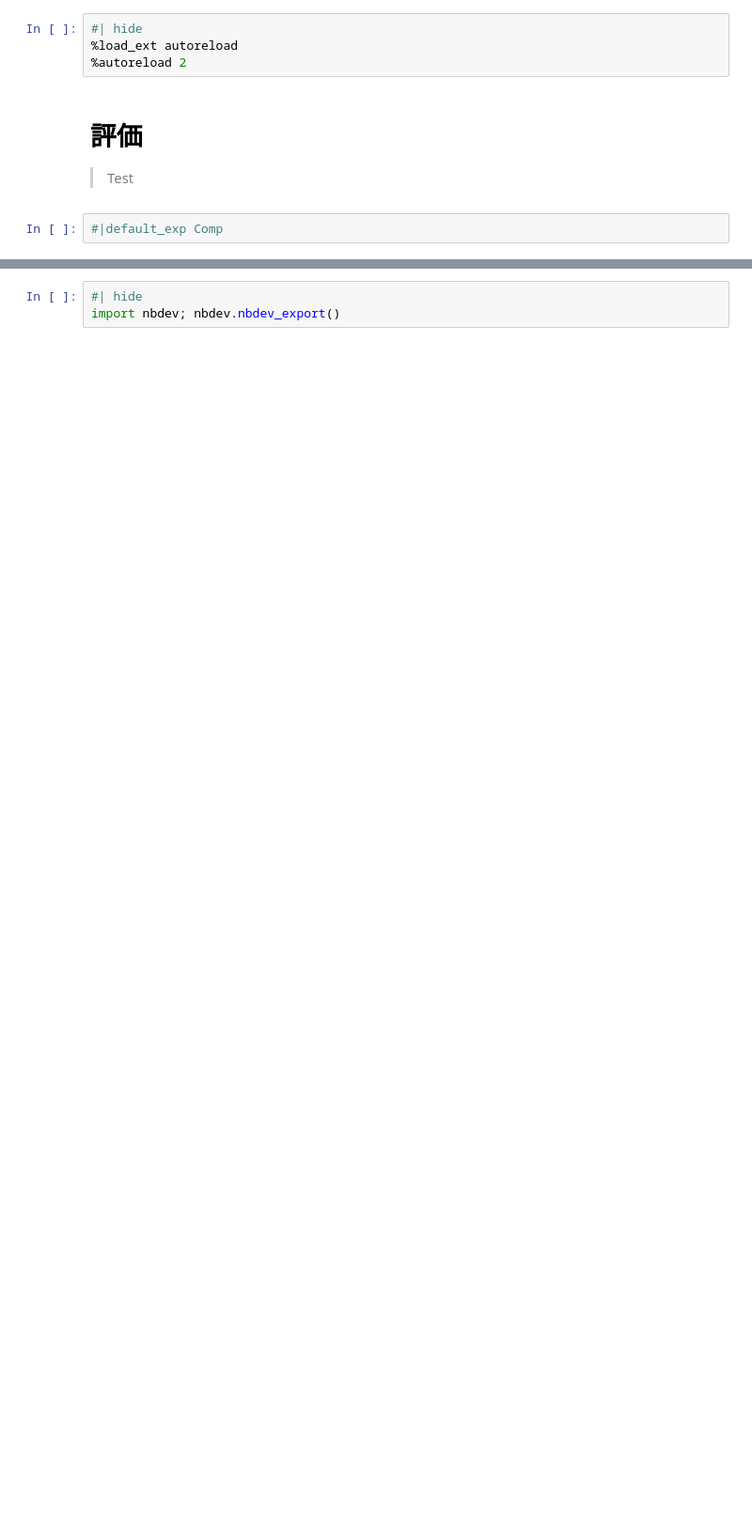
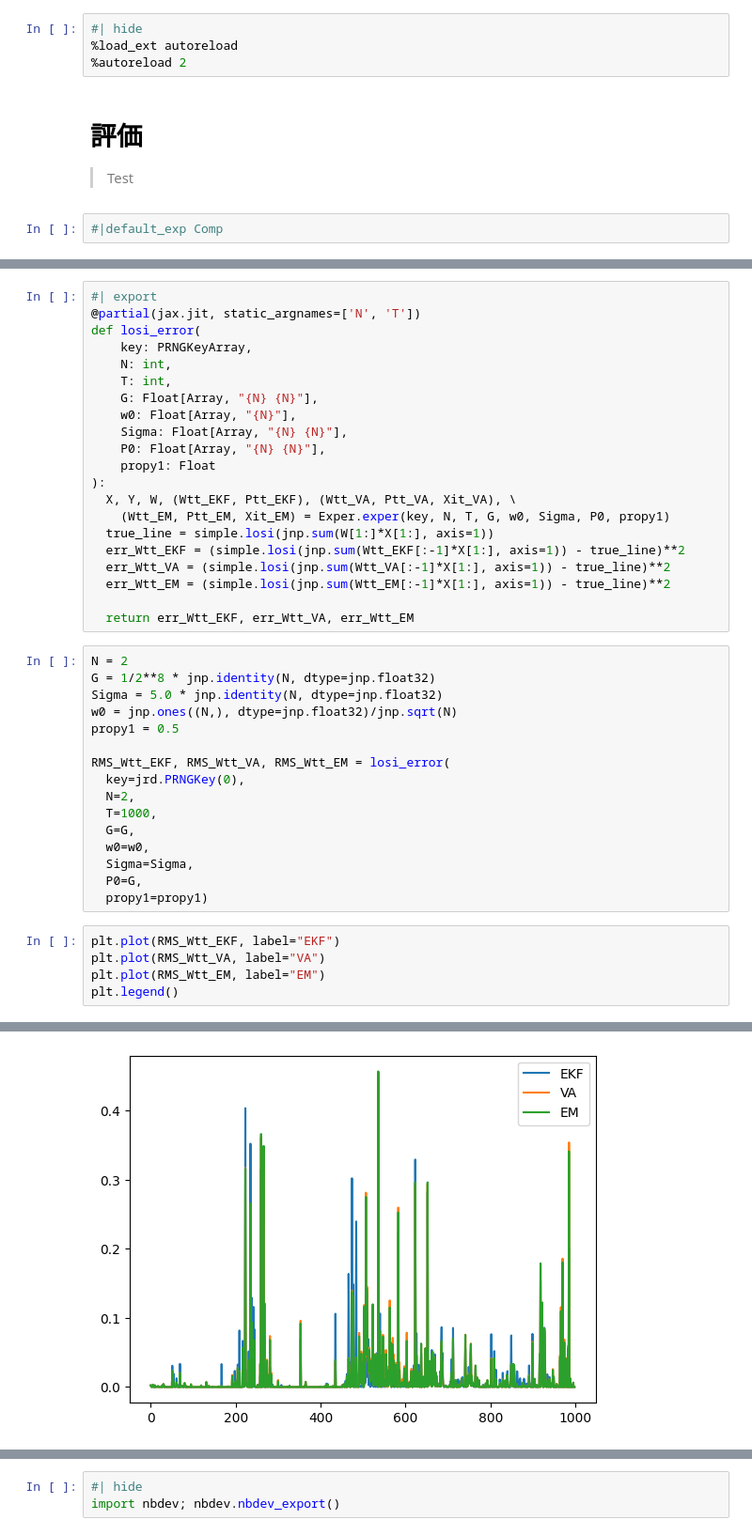
Before and after one commit to SuzuSys/KalmanPaper, a Jupyter notebook: nbs/Exp/01_Comp.ipynb, the cells around one changed output, grey strips where cells are left out. Shown: that part at 94% size. Drawn from its saved outputs; the diff is of its cells as text; blank space fills up the shorter version.

```diff
--- a/nbs/Exp/01_Comp.ipynb
+++ b/nbs/Exp/01_Comp.ipynb
@@ -64,0 +67,43 @@ plt.legend()
+# %%
+#| export
+@partial(jax.jit, static_argnames=['N', 'T'])
+def losi_error(
+    key: PRNGKeyArray,
+    N: int,
+    T: int,
+    G: Float[Array, "{N} {N}"],
+    w0: Float[Array, "{N}"],
+    Sigma: Float[Array, "{N} {N}"],
+    P0: Float[Array, "{N} {N}"],
+    propy1: Float
+):
+  X, Y, W, (Wtt_EKF, Ptt_EKF), (Wtt_VA, Ptt_VA, Xit_VA), \
+    (Wtt_EM, Ptt_EM, Xit_EM) = Exper.exper(key, N, T, G, w0, Sigma, P0, propy1)
+  true_line = simple.losi(jnp.sum(W[1:]*X[1:], axis=1))
+  err_Wtt_EKF = (simple.losi(jnp.sum(Wtt_EKF[:-1]*X[1:], axis=1)) - true_line)**2
+  err_Wtt_VA = (simple.losi(jnp.sum(Wtt_VA[:-1]*X[1:], axis=1)) - true_line)**2
+  err_Wtt_EM = (simple.losi(jnp.sum(Wtt_EM[:-1]*X[1:], axis=1)) - true_line)**2
+
+  return err_Wtt_EKF, err_Wtt_VA, err_Wtt_EM
+# %%
+N = 2
+G = 1/2**8 * jnp.identity(N, dtype=jnp.float32)
+Sigma = 5.0 * jnp.identity(N, dtype=jnp.float32)
+w0 = jnp.ones((N,), dtype=jnp.float32)/jnp.sqrt(N)
+propy1 = 0.5
+
+RMS_Wtt_EKF, RMS_Wtt_VA, RMS_Wtt_EM = losi_error(
+  key=jrd.PRNGKey(0),
+  N=2,
+  T=1000,
+  G=G,
+  w0=w0,
+  Sigma=Sigma,
+  P0=G,
+  propy1=propy1)
+# %%
+plt.plot(RMS_Wtt_EKF, label="EKF")
+plt.plot(RMS_Wtt_VA, label="VA")
+plt.plot(RMS_Wtt_EM, label="EM")
+plt.legend()
+# %% [output]
@@ -64,0 +111 @@ plt.legend()
+[figure, added]
```
Also changed, not shown: parts of 7 cells of this notebook, 16 other files.
